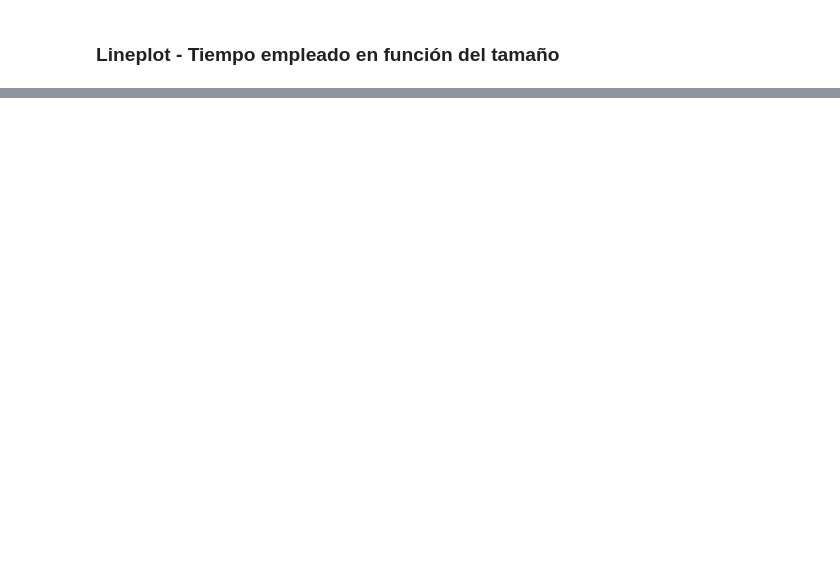
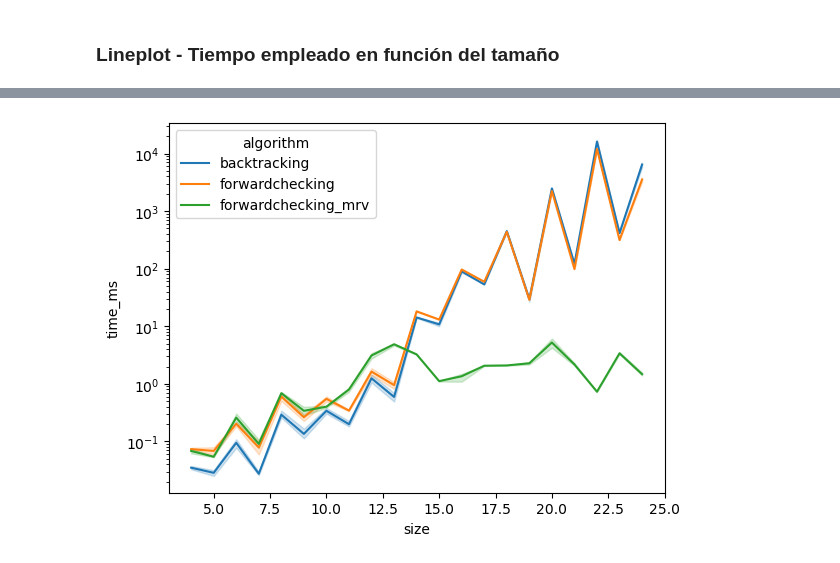
Before and after one commit to LucianoAlbanes/ia-uncuyo-2022, a Jupyter notebook: tp6-csp/code/simulation.ipynb, the cells around one changed output, grey strips where cells are left out. Cells and saved outputs as stored; diff of their text form; code cells hidden in the pictures; blank space fills up the shorter version.

```diff
--- a/tp6-csp/code/simulation.ipynb
+++ b/tp6-csp/code/simulation.ipynb
@@ -171,6 +170,8 @@ AttributeError: 'AxesSubplot' object has no attribute 'savefig'
 # %%
 %matplotlib inline
 
 plot3 = sns.lineplot(data=simulations2_df, x='size', y='time_ms', hue='algorithm')
 plot3.set(yscale='log')
-plot3.savefig('attachments/time_by_size_log.svg')
+plot3.get_figure().savefig('attachments/time_by_size_log.svg')
+# %% [output]
+[figure, added]
```
Also changed, not shown: parts of 5 cells of this notebook, 5 other files.
